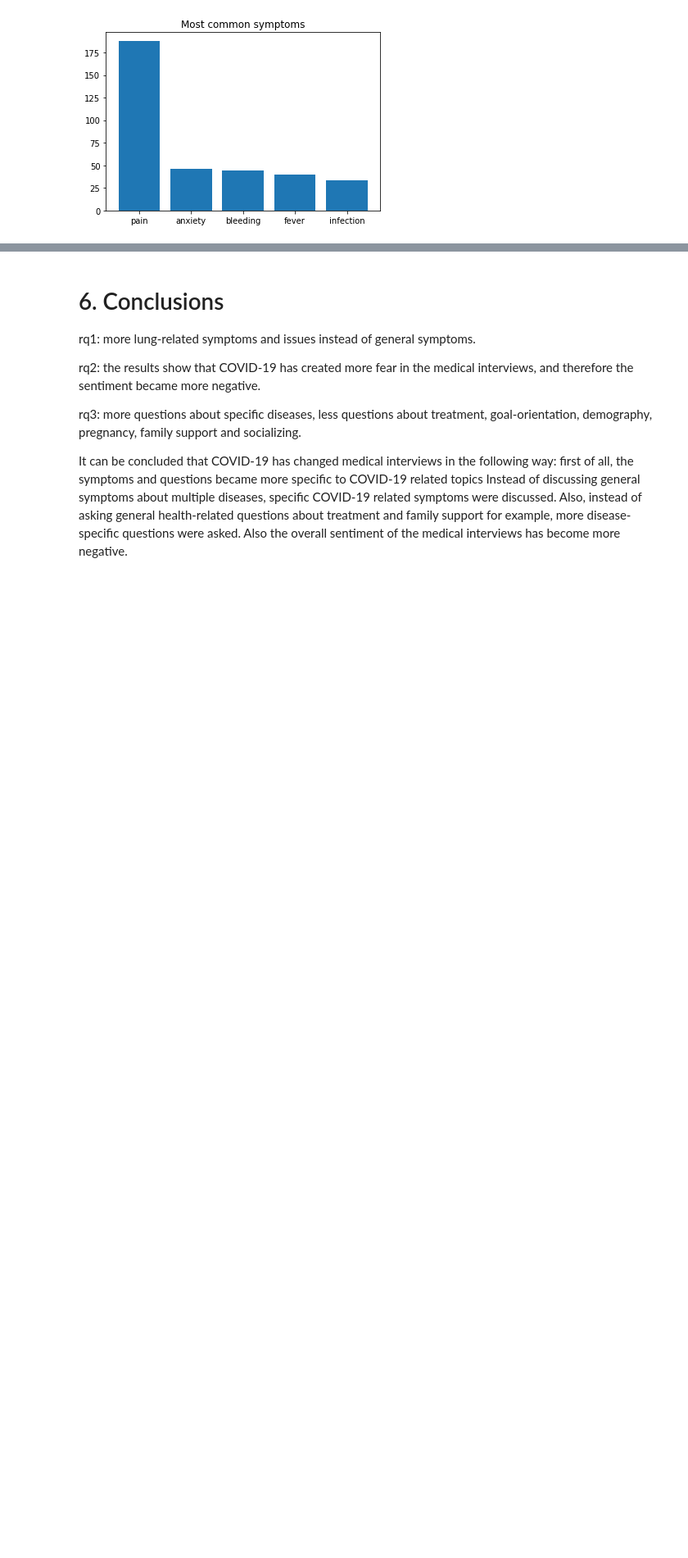
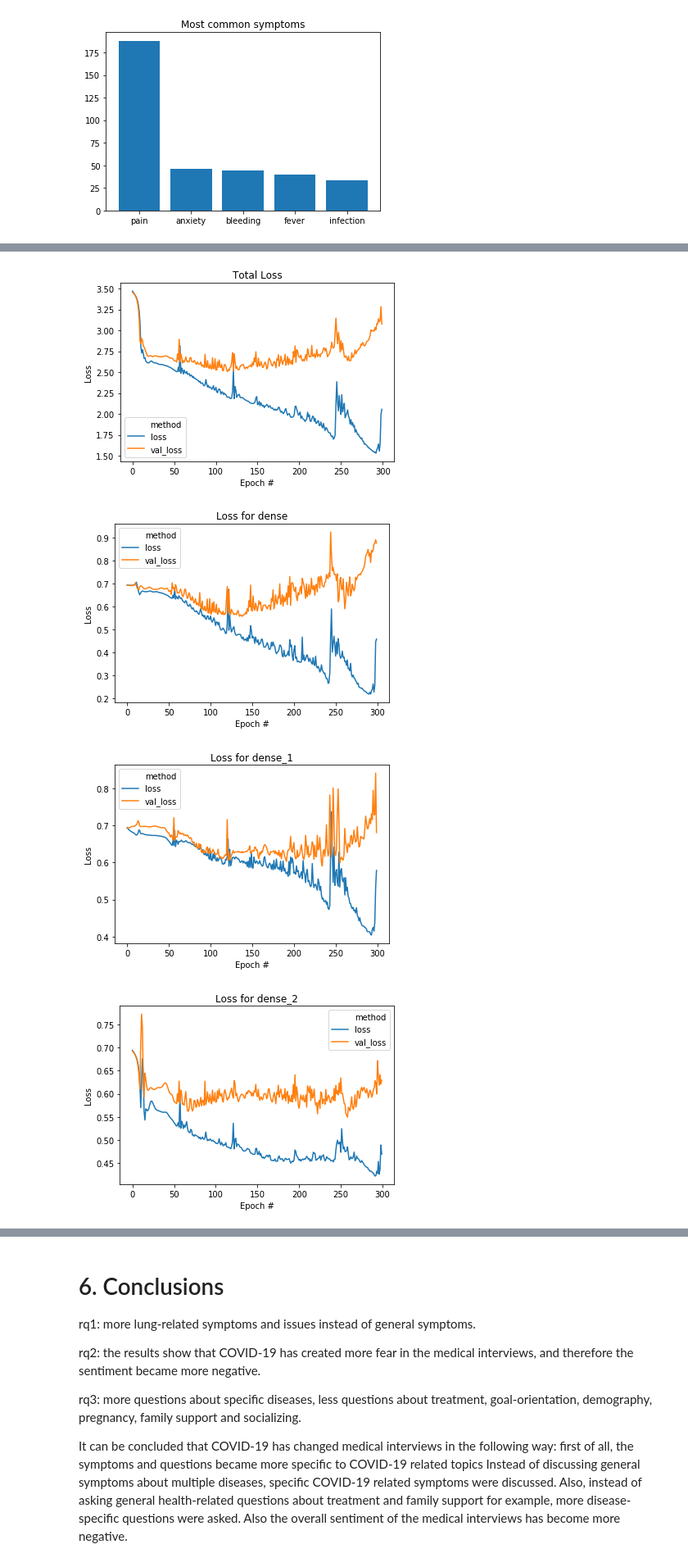
Before and after one commit to dilaratank/LSDP2021-Group2, a Jupyter notebook: LSPD-group2.ipynb, the cells around one changed output, grey strips where cells are left out. Shown at 82% size. Drawn from its saved outputs; the diff is of its cells as text; code cells hidden in the pictures; blank space fills up the shorter version.

```diff
--- a/LSPD-group2.ipynb
+++ b/LSPD-group2.ipynb
@@ -394,0 +424,13 @@ For future work in healthcare NLP it is important to have more data available. I
+# %%
+import RQ2_utils as RQ2
+
+# paths to content of the data folder
+emotions_path = 'RQ2/emotions/'
+GloVe_path = 'RQ2/glove/'
+COVID_file = 'data/COVID-Dialogue-Dataset-English.txt'
+MED_file = 'data/icliniq_dialogue.txt'
+
+# path to content of the saved folder
+saved_path = 'RQ2/saved/'
+
+paths = [emotions_path, GloVe_path, COVID_file, MED_file, saved_path]
@@ -394,0 +515,5 @@ For future work in healthcare NLP it is important to have more data available. I
+# %%
+COVID_df, MED_df = RQ2.load_dfs(saved_path)
+C_vec, M_vec = RQ2.load_vectors(saved_path)
+X_train, X_test, y_train, y_test = RQ2.load_x_y(saved_path)
+unique_emotions, v_size, matrix = RQ2.load_variables(saved_path)
@@ -394,0 +556,3 @@ For future work in healthcare NLP it is important to have more data available. I
+# %%
+model = RQ2.load_trained_model(saved_path,'multilabel_model.h5')
+history = RQ2.load_history(saved_path,'history.txt')
@@ -394,0 +589,7 @@ For future work in healthcare NLP it is important to have more data available. I
+# %%
+RQ2.plot_loss(history)
+# %% [output]
+[figure, added]
+[figure, added]
+[figure, added]
+[figure, added]
```
Also changed, not shown: parts of 37 cells of this notebook.
